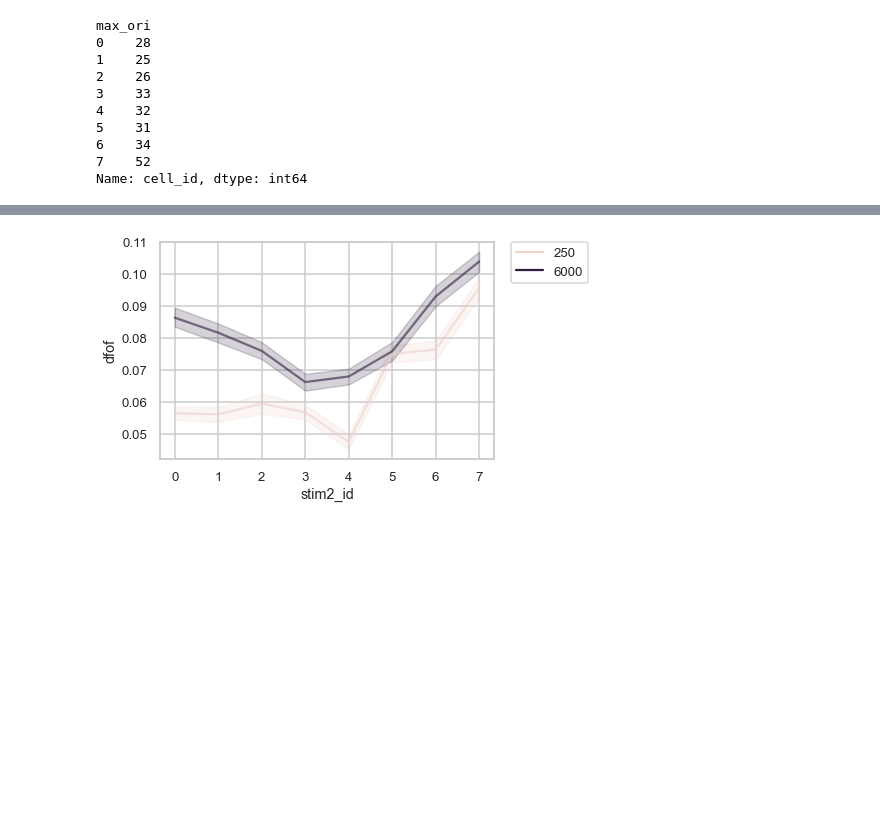
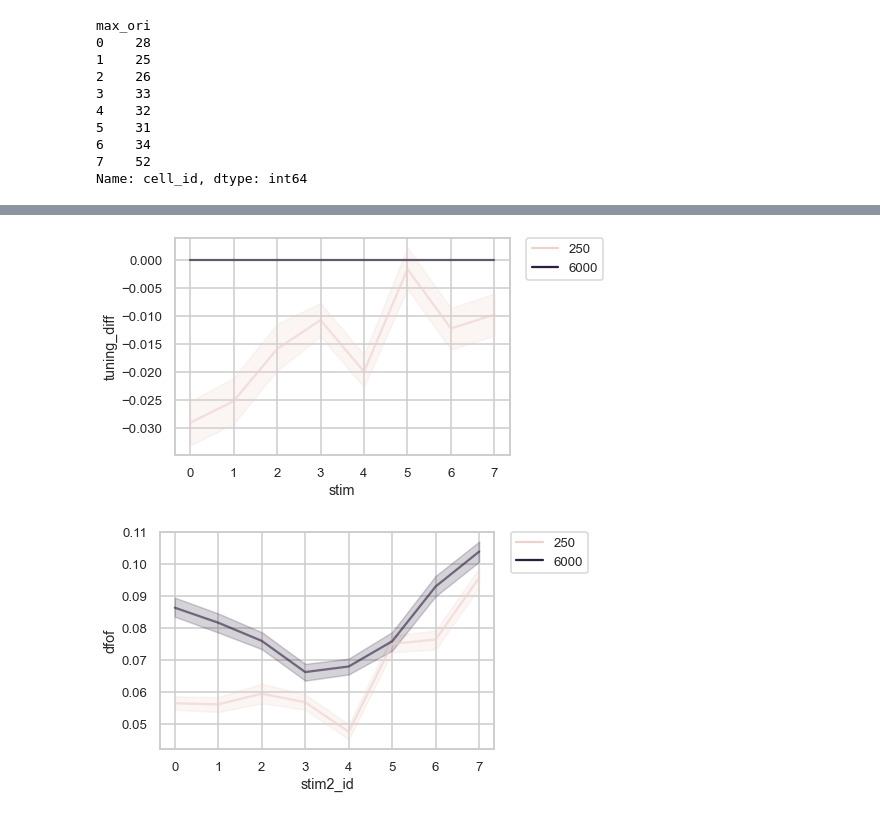
Before and after one commit to lanluo9/inter, a Jupyter notebook: scripts/ipynb/tuning_bias.ipynb, the cells around one changed output, grey strips where cells are left out. Drawn from its saved outputs; the diff is of its cells as text; code cells hidden in the pictures; blank space fills up the shorter version.

```diff
--- a/scripts/ipynb/tuning_bias.ipynb
+++ b/scripts/ipynb/tuning_bias.ipynb
@@ -1471,3 +1446,9 @@ result
 # %% [markdown]
 ## tuning curve bias
 no fitting, just align max response ori
+# %%
+## merge tuning_diff back to df_lineplot
+df_lineplot = df_lineplot.merge(
+        result.loc[:, 'tuning_diff'].reset_index(), # NOTE tuning_diff is (tuning_ad250 - tuning_noad)
+        on=['cell_id', 'isi'], how='left')
+df_lineplot
@@ -1500,3 +1495,20 @@ max_ori
 6    34
 7    52
 Name: cell_id, dtype: int64
+# %%
+df_tuning_diff = df_filter.groupby(['cell_id', 'isi']).tuning_diff.first().to_frame()
+df_tuning_diff = df_tuning_diff.tuning_diff.apply(pd.Series)
+
+# rename columns by adding 'stim' to each column
+df_tuning_diff = df_tuning_diff.rename(columns={i: 'stim' + str(i) for i in range(8)})
+df_tuning_diff = df_tuning_diff.reset_index()
+df_tuning_diff
+
+# pivot table so stim is row
+df_tuning_diff = df_tuning_diff.melt(id_vars=['cell_id', 'isi'], var_name='stim', value_name='tuning_diff')
+df_tuning_diff
+
+# for stim col, take only the last char
+df_tuning_diff['stim'] = df_tuning_diff.stim.apply(lambda x: x[-1])
+df_tuning_diff.stim = df_tuning_diff.stim.astype(int)
+df_tuning_diff
@@ -1503,3 +1529,10 @@ Name: cell_id, dtype: int64
+# %%
+sns.lineplot(data=df_tuning_diff, x='stim', y='tuning_diff', hue='isi', ci=68, alpha=0.6,
+            # estimator=np.median
+            )
+plt.legend(bbox_to_anchor=(1.05, 1), loc=2, borderaxespad=0.);
+# %% [output]
+[figure, added]
 # %%
 sns.set(font_scale=0.8, context='talk', style='whitegrid')
 sns.lineplot(data=df_filter, x='stim2_id', y='dfof', hue='isi', ci=68, alpha=0.6,
```
Also changed, not shown: parts of 7 cells of this notebook.
